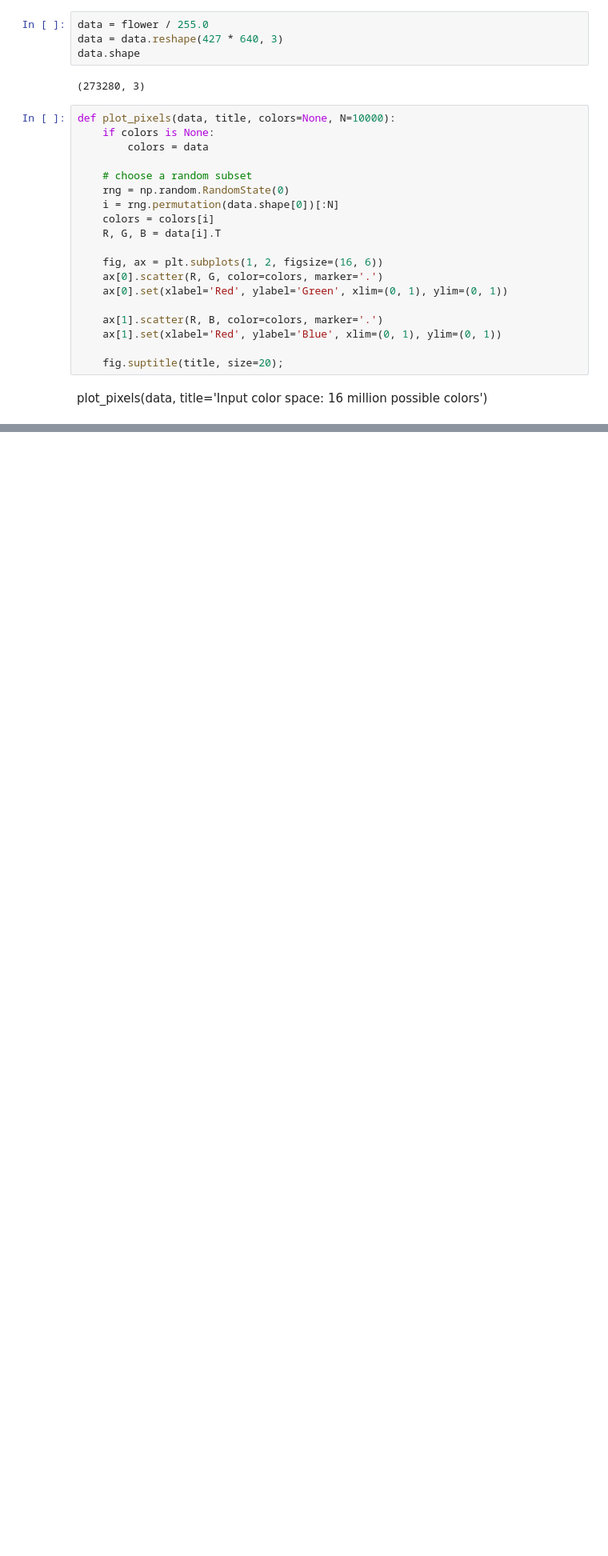
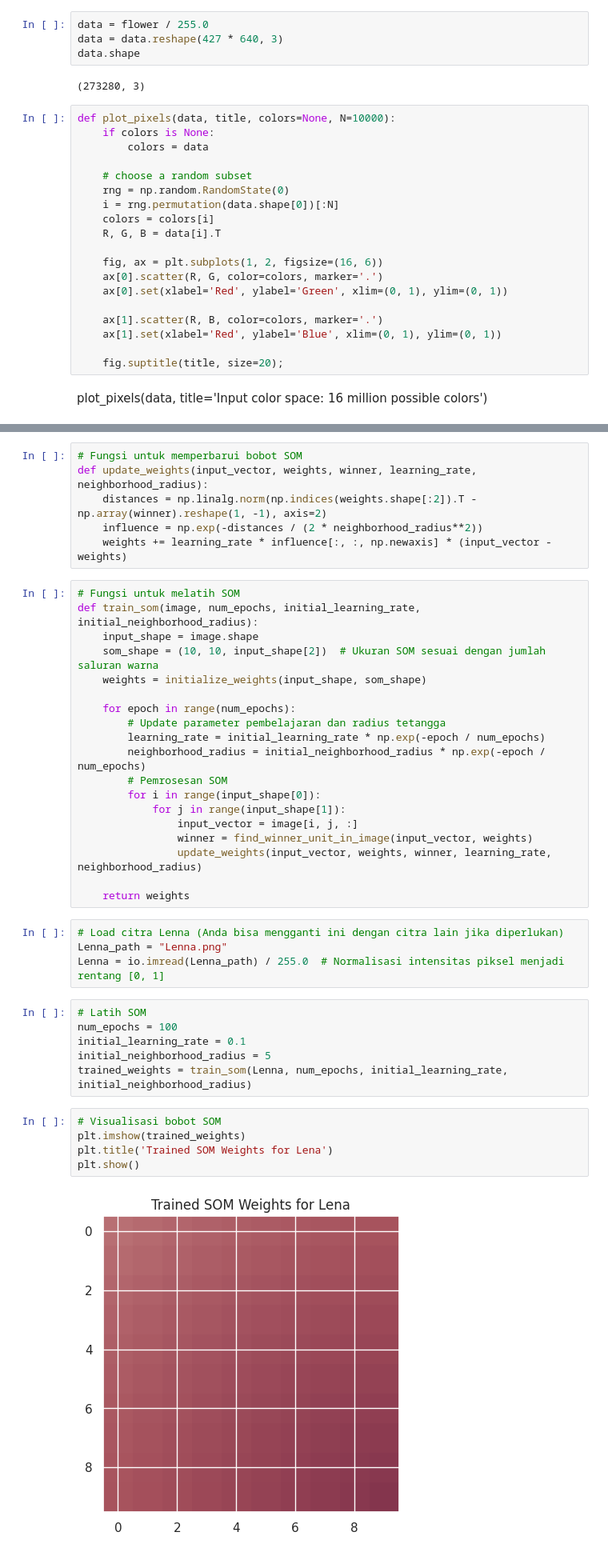
Before and after one commit to filladani/Machine-Learning_2024, a Jupyter notebook: JS7_ML.ipynb, the cells around one changed output, grey strips where cells are left out. Shown at 80% size. Cells and saved outputs as stored; diff of their text form; blank space fills up the shorter version.

```diff
--- a/JS7_ML.ipynb
+++ b/JS7_ML.ipynb
@@ -288,0 +383,42 @@ fafa
+# %%
+# Fungsi untuk memperbarui bobot SOM
+def update_weights(input_vector, weights, winner, learning_rate, neighborhood_radius):
+    distances = np.linalg.norm(np.indices(weights.shape[:2]).T - np.array(winner).reshape(1, -1), axis=2)
+    influence = np.exp(-distances / (2 * neighborhood_radius**2))
+    weights += learning_rate * influence[:, :, np.newaxis] * (input_vector - weights)
+# %%
+# Fungsi untuk melatih SOM
+def train_som(image, num_epochs, initial_learning_rate, initial_neighborhood_radius):
+    input_shape = image.shape
+    som_shape = (10, 10, input_shape[2])  # Ukuran SOM sesuai dengan jumlah saluran warna
+    weights = initialize_weights(input_shape, som_shape)
+
+    for epoch in range(num_epochs):
+        # Update parameter pembelajaran dan radius tetangga
+        learning_rate = initial_learning_rate * np.exp(-epoch / num_epochs)
+        neighborhood_radius = initial_neighborhood_radius * np.exp(-epoch / num_epochs)
+        # Pemrosesan SOM
+        for i in range(input_shape[0]):
+            for j in range(input_shape[1]):
+                input_vector = image[i, j, :]
+                winner = find_winner_unit_in_image(input_vector, weights)
+                update_weights(input_vector, weights, winner, learning_rate, neighborhood_radius)
+
+    return weights
+# %%
+# Load citra Lenna (Anda bisa mengganti ini dengan citra lain jika diperlukan)
+Lenna_path = "Lenna.png"
+Lenna = io.imread(Lenna_path) / 255.0  # Normalisasi intensitas piksel menjadi rentang [0, 1]
+# %%
+# Latih SOM
+num_epochs = 100
+initial_learning_rate = 0.1
+initial_neighborhood_radius = 5
+trained_weights = train_som(Lenna, num_epochs, initial_learning_rate, initial_neighborhood_radius)
+# %%
+# Visualisasi bobot SOM
+plt.imshow(trained_weights)
+plt.title('Trained SOM Weights for Lena')
+plt.show()
+# %% [output]
+[figure, added]
```
Also changed, not shown: parts of 18 cells of this notebook.
